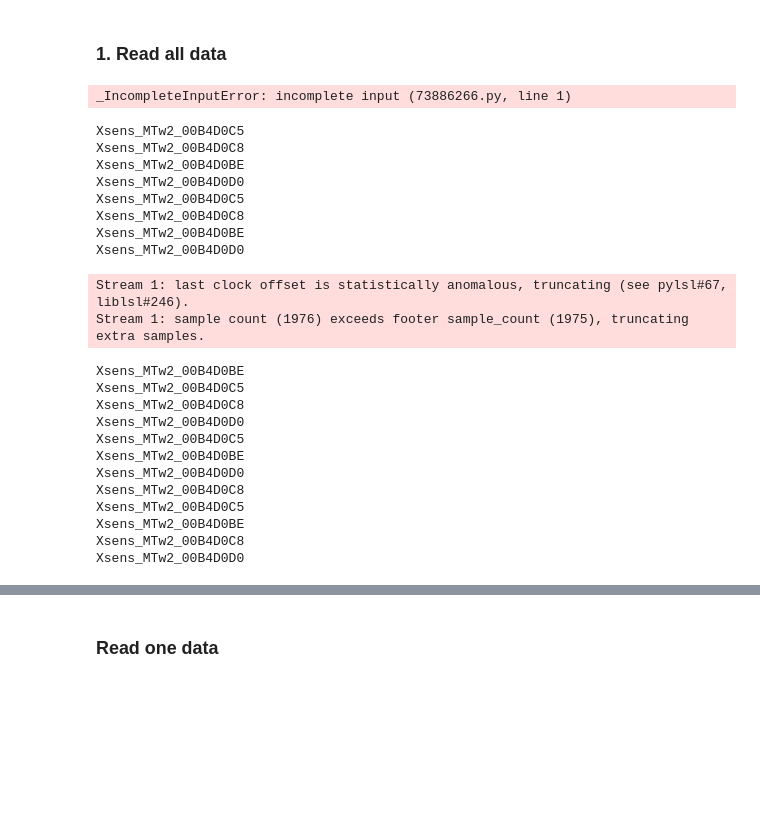
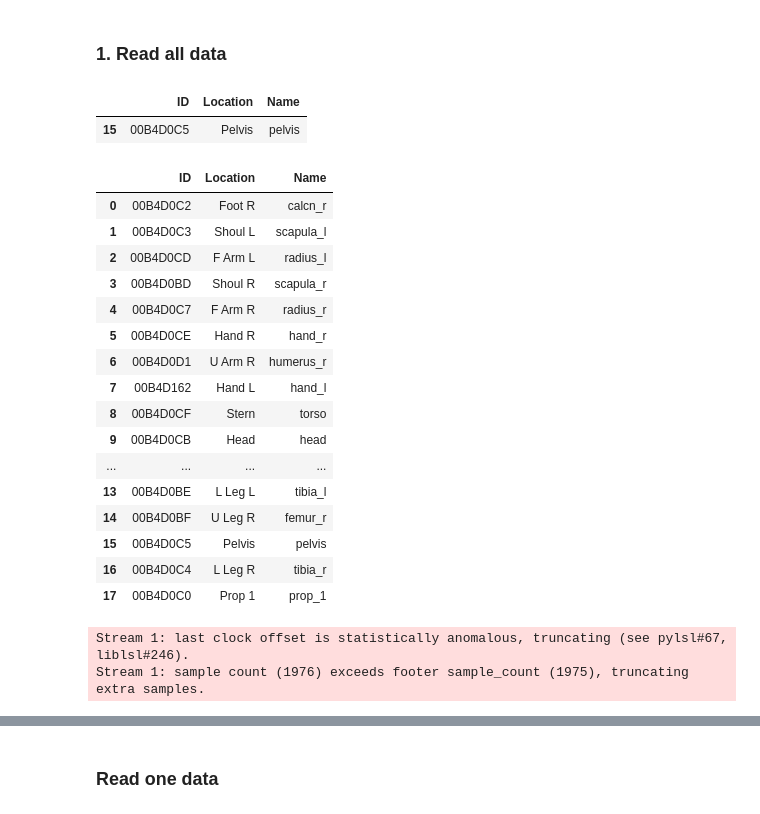
Before and after one commit to Mohsenmohebbi1993/Biomechanik, a Jupyter notebook: notebooks/6. Mrteza Project IMU and xdf file.ipynb, the cells around one changed output, grey strips where cells are left out. Drawn from its saved outputs; the diff is of its cells as text; code cells hidden in the pictures; blank space fills up the shorter version.

```diff
--- a/notebooks/6. Mrteza Project IMU and xdf file.ipynb
+++ b/notebooks/6. Mrteza Project IMU and xdf file.ipynb
@@ -70,9 +60,36 @@ for stream in valid_streams:
 # %% [markdown]
 ### 1. Read all data
 # %%
-if globals()["name_dataframe"]:
+maping_file = [f for f in os.listdir(INPUT_PATH) if f.endswith(".xlsx")]
+PATH_MAP_SENSOR = os.path.join(INPUT_PATH, maping_file[0])
+MAP_SENSOR = pd.read_excel(PATH_MAP_SENSOR, sheet_name="Tabelle1")
-# %% [output]
-_IncompleteInputError: incomplete input (73886266.py, line 1)
+# %%
+a = "Xsens_MTw2_00B4D0C5"
+MAP_SENSOR[MAP_SENSOR["ID"].eq(a[-8:])]["Name"]
+# a[-8:]
+# %% [output]
+|  | ID | Location | Name |
+| 15 | 00B4D0C5 | Pelvis | pelvis |
+# %%
+MAP_SENSOR
+# %% [output]
+|  | ID | Location | Name |
+| 0 | 00B4D0C2 | Foot R | calcn_r |
+| 1 | 00B4D0C3 | Shoul L | scapula_l |
+| 2 | 00B4D0CD | F Arm L | radius_l |
+| 3 | 00B4D0BD | Shoul R | scapula_r |
+| 4 | 00B4D0C7 | F Arm R | radius_r |
+| 5 | 00B4D0CE | Hand R | hand_r |
+| 6 | 00B4D0D1 | U Arm R | humerus_r |
+| 7 | 00B4D162 | Hand L | hand_l |
+| 8 | 00B4D0CF | Stern | torso |
+| 9 | 00B4D0CB | Head | head |
+| ... | ... | ... | ... |
+| 13 | 00B4D0BE | L Leg L | tibia_l |
+| 14 | 00B4D0BF | U Leg R | femur_r |
+| 15 | 00B4D0C5 | Pelvis | pelvis |
+| 16 | 00B4D0C4 | L Leg R | tibia_r |
+| 17 | 00B4D0C0 | Prop 1 | prop_1 |
 # %%
 # fuction reader file
 def path_each_file(name_each_file:str, name_each_df:str):
@@ -95,36 +112,15 @@ for each_df in range(inf_all_sdf_data.shape[0]):
     path_each_file(name_each_file, name_each_df)
 
     data = globals()[name_each_df]
-    valid_streams = [s for s in data if len(s['time_series']) > 0]
+    valid_streams = [s for s in data if len(s['time_series']) > 0] # mask data, time_series is not empty
 
     for stream in valid_streams:
-        name_dataframe.append(f"{name_each_df}_{stream['info']['name']}")
-        df = pd.DataFrame(stream['time_series'])
-        df.index = stream['time_stamps']
-        df.index.name = 'timestamp'
-        df.columns = [ch['label'][0] for ch in stream['info']['desc'][0]['channels'][0]['channel']]
-        print(stream['info']['name'][0])
-        globals()[f"{name_each_df}_{stream['info']['name'][0][0]}"] = df
+        name_dataframe.append(f"{name_each_df}_{stream['info']['name'][0]}") # name of each df
+        df = pd.DataFrame(stream['time_series']) # create df by time_series
+        df.index = stream['time_stamps'] # set index by time_stamps
+        df.index.name = 'timestamp' # set name of index
+        df.columns = [ch['label'][0] for ch in stream['info']['desc'][0]['channels'][0]['channel']] # set name of each column
+        globals()[f"{name_each_df}_{stream['info']['name'][0]}"] = df # create df by orginal name
 # %% [output]
-Xsens_MTw2_00B4D0C5
-Xsens_MTw2_00B4D0C8
-Xsens_MTw2_00B4D0BE
-Xsens_MTw2_00B4D0D0
-Xsens_MTw2_00B4D0C5
-Xsens_MTw2_00B4D0C8
-Xsens_MTw2_00B4D0BE
-Xsens_MTw2_00B4D0D0
+Stream 1: last clock offset is statistically anomalous, truncating (see pylsl#67, liblsl#246).
+Stream 1: sample count (1976) exceeds footer sample_count (1975), truncating extra samples.
-Stream 1: last clock offset is statistically anomalous, truncating (see pylsl#67, liblsl#246).
-Stream 1: sample count (1976) exceeds footer sample_count (1975), truncating extra samples.
-Xsens_MTw2_00B4D0BE
-Xsens_MTw2_00B4D0C5
-Xsens_MTw2_00B4D0C8
-Xsens_MTw2_00B4D0D0
-Xsens_MTw2_00B4D0C5
-Xsens_MTw2_00B4D0BE
-Xsens_MTw2_00B4D0D0
-Xsens_MTw2_00B4D0C8
-Xsens_MTw2_00B4D0C5
-Xsens_MTw2_00B4D0BE
-Xsens_MTw2_00B4D0C8
-Xsens_MTw2_00B4D0D0
```
Also changed, not shown: parts of 3 cells of this notebook.
